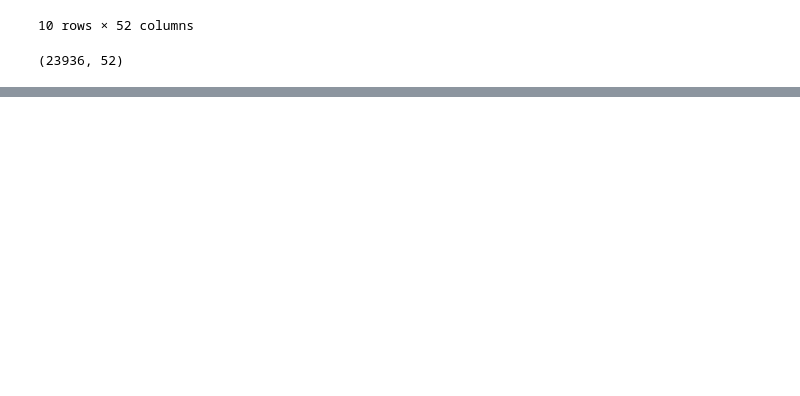
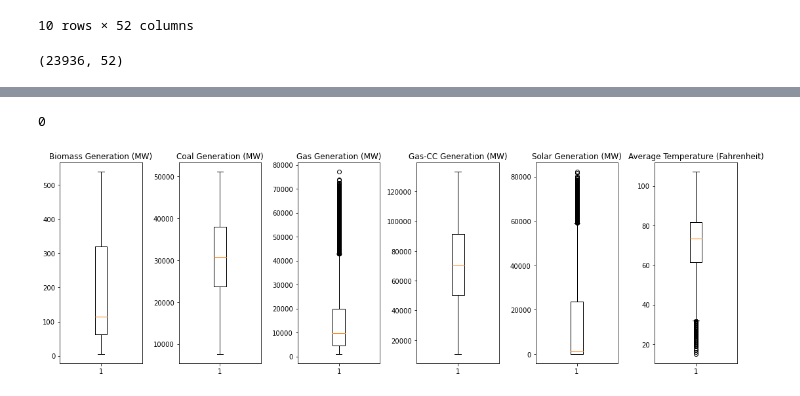
Before and after one commit to Catalan-AI-Studio/energy-demand-prediction, a Jupyter notebook: New_model_dataframe_preparation.ipynb, the cells around one changed output, grey strips where cells are left out. Saved outputs shown, nothing was run; the diff lists cells and outputs as text; code cells hidden in the pictures; blank space fills up the shorter version.

```diff
--- a/New_model_dataframe_preparation.ipynb
+++ b/New_model_dataframe_preparation.ipynb
@@ -550,0 +693,11 @@ merged_df.shape
+# %%
+features = [
+       'Biomass Generation (MW)',
+       'Coal Generation (MW)',
+       'Gas Generation (MW)',
+       'Gas-CC Generation (MW)',
+       'Solar Generation (MW)',
+       'Average Temperature (Fahrenheit)']
+X=merged_df[features].copy()
+
+y=merged_df['TOTAL Actual Load (MW)_lag1']
@@ -550,0 +715,2 @@ merged_df.shape
+# %%
+X['Average Temperature (Fahrenheit)'].fillna(value = X['Average Temperature (Fahrenheit)'].mean(), inplace = True)
@@ -550,0 +728,16 @@ merged_df.shape
+# %%
+nan_count_y = np.sum(y.isnull(), axis = 0)
+nan_count_y
+# %% [output]
+0
+# %%
+fig, axes = plt.subplots(nrows=1, ncols=len(features), figsize=(15, 5))
+
+for ax, feature in zip(axes, features):
+    ax.boxplot(X[feature])
+    ax.set_title(f'{feature}')
+
+plt.tight_layout()
+plt.show()
+# %% [output]
+[figure, added]
```
Also changed, not shown: parts of 16 cells of this notebook.
